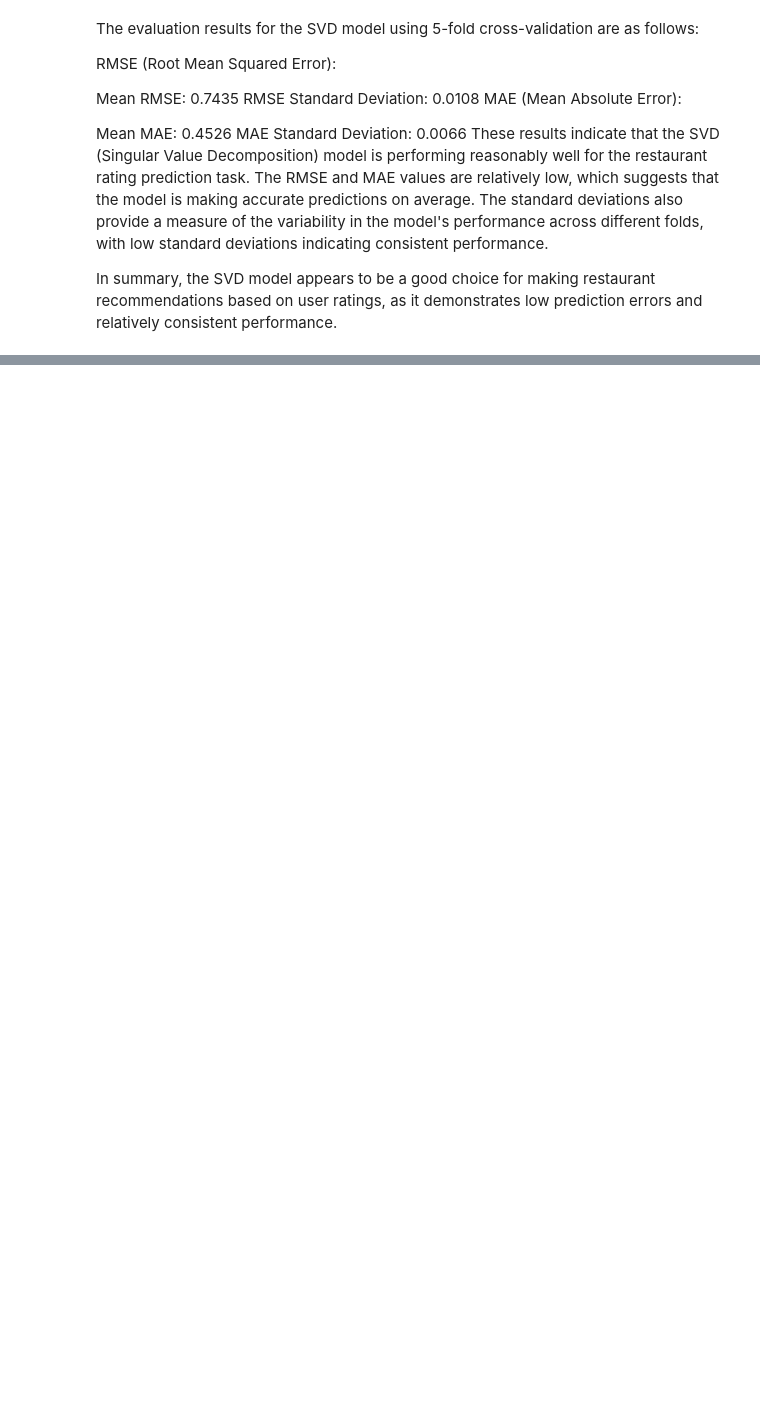
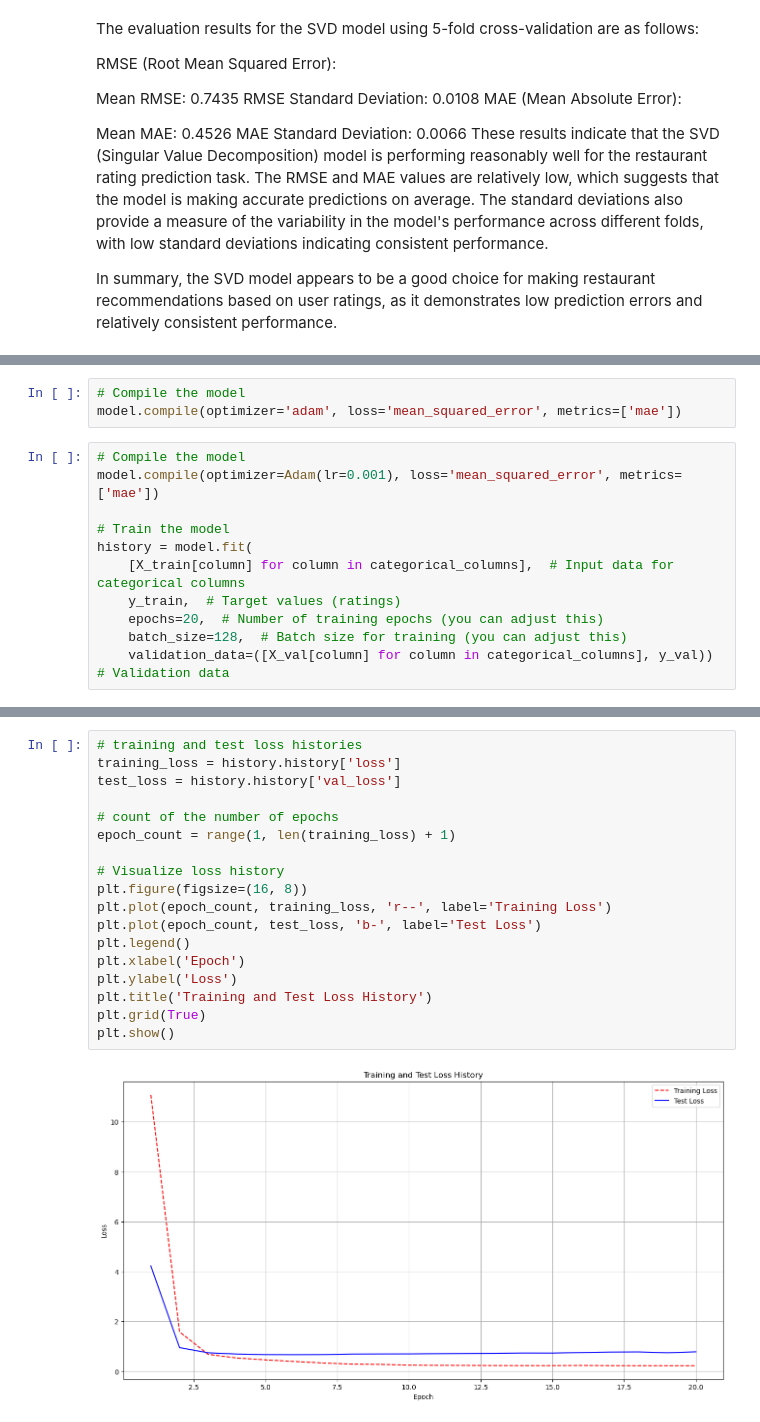
Before and after one commit to Ivan3864/Flavors-of-Kenya-The-Restaurant-Recommender, a Jupyter notebook: Notebook.ipynb, the cells around one changed output, grey strips where cells are left out. Saved outputs shown, nothing was run; the diff lists cells and outputs as text; blank space fills up the shorter version.

```diff
--- a/Notebook.ipynb
+++ b/Notebook.ipynb
@@ -1318,0 +1407,14 @@ In summary, the SVD model appears to be a good choice for making restaurant reco
+# %%
+# Compile the model
+model.compile(optimizer='adam', loss='mean_squared_error', metrics=['mae'])
+# %%
+# Compile the model
+model.compile(optimizer=Adam(lr=0.001), loss='mean_squared_error', metrics=['mae'])
+
+# Train the model
+history = model.fit(
+    [X_train[column] for column in categorical_columns],  # Input data for categorical columns
+    y_train,  # Target values (ratings)
+    epochs=20,  # Number of training epochs (you can adjust this)
+    batch_size=128,  # Batch size for training (you can adjust this)
+    validation_data=([X_val[column] for column in categorical_columns], y_val))  # Validation data
@@ -1318,0 +1440,20 @@ In summary, the SVD model appears to be a good choice for making restaurant reco
+# %%
+# training and test loss histories
+training_loss = history.history['loss']
+test_loss = history.history['val_loss']
+
+# count of the number of epochs
+epoch_count = range(1, len(training_loss) + 1)
+
+# Visualize loss history
+plt.figure(figsize=(16, 8))
+plt.plot(epoch_count, training_loss, 'r--', label='Training Loss')
+plt.plot(epoch_count, test_loss, 'b-', label='Test Loss')
+plt.legend()
+plt.xlabel('Epoch')
+plt.ylabel('Loss')
+plt.title('Training and Test Loss History')
+plt.grid(True)
+plt.show()
+# %% [output]
+[figure, added]
```
Also changed, not shown: parts of 18 cells of this notebook, 1 other file.
